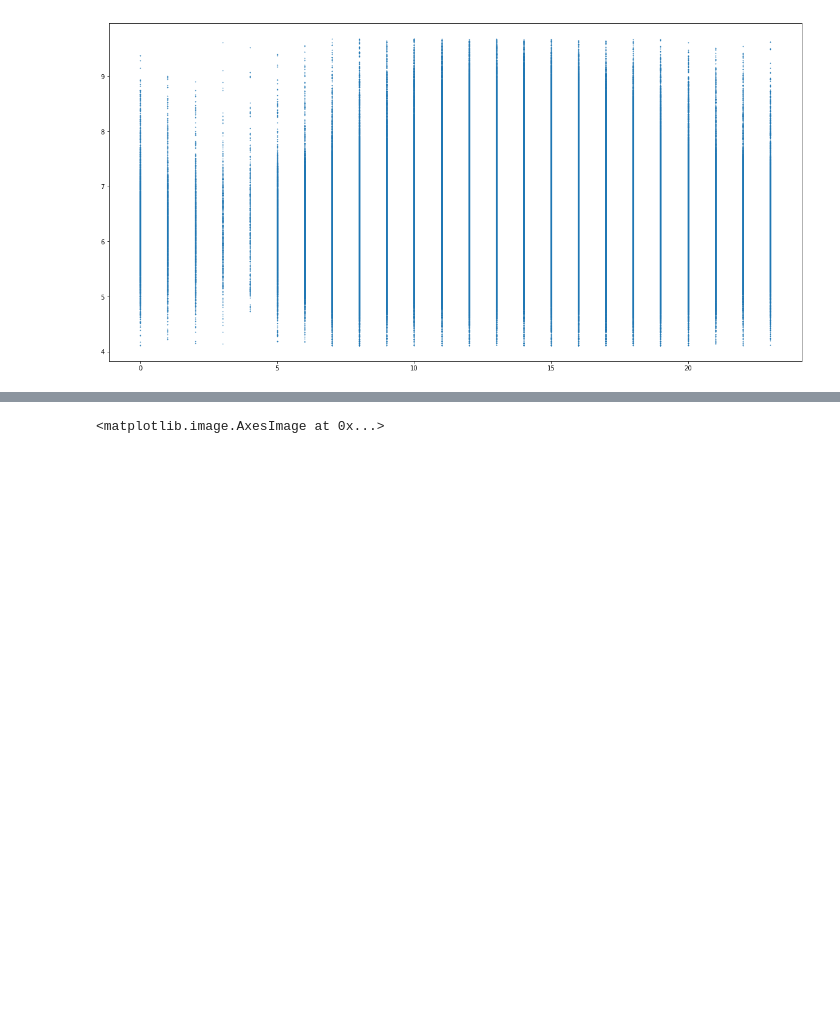
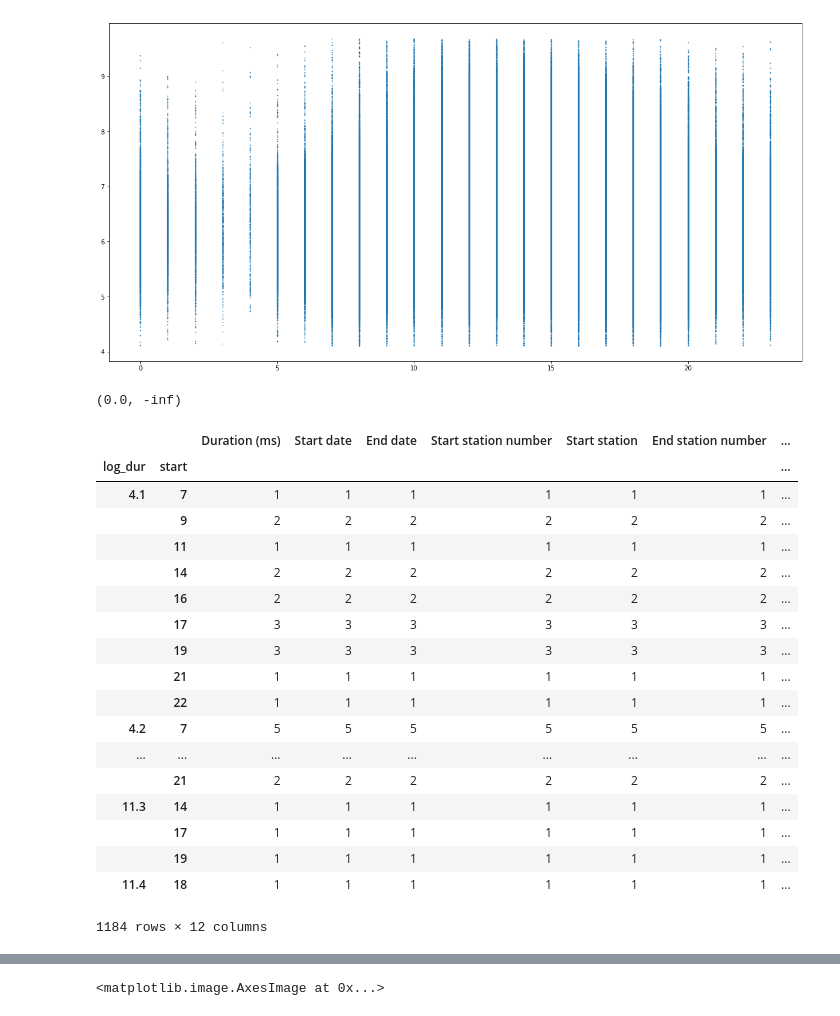
Before and after one commit to jhuaap/mlnn, a Jupyter notebook: 4/4.ipynb, the cells around one changed output, grey strips where cells are left out. Saved outputs shown, nothing was run; the diff lists cells and outputs as text; code cells hidden in the pictures; blank space fills up the shorter version.

```diff
--- a/4/4.ipynb
+++ b/4/4.ipynb
@@ -60,9 +58,35 @@ plt.scatter(short.start.dt.hour, np.log1p(short.dur), s=.4)
 # %% [output]
 <matplotlib.collections.PathCollection at 0x...>
 [figure]
+# %%
+np.log1p(0), np.log(0)
+# %% [output]
+(0.0, -inf)
 # %%
 bikes['log_dur'] = np.round(np.log1p(bikes.dur), 1)
 # %%
 monday = bikes[bikes.start.dt.dayofweek==1]
 # %%
 dur_hour = monday.groupby(['log_dur', monday.start.dt.hour]).count()
+# %%
+dur_hour
+# %% [output]
+|  |  | Duration (ms) | Start date | End date | Start station number | Start station | End station number | ... |
+| log_dur | start |  |  |  |  |  |  | ... |
+| 4.1 | 7 | 1 | 1 | 1 | 1 | 1 | 1 | ... |
+|  | 9 | 2 | 2 | 2 | 2 | 2 | 2 | ... |
+|  | 11 | 1 | 1 | 1 | 1 | 1 | 1 | ... |
+|  | 14 | 2 | 2 | 2 | 2 | 2 | 2 | ... |
+|  | 16 | 2 | 2 | 2 | 2 | 2 | 2 | ... |
+|  | 17 | 3 | 3 | 3 | 3 | 3 | 3 | ... |
+|  | 19 | 3 | 3 | 3 | 3 | 3 | 3 | ... |
+|  | 21 | 1 | 1 | 1 | 1 | 1 | 1 | ... |
+|  | 22 | 1 | 1 | 1 | 1 | 1 | 1 | ... |
+| 4.2 | 7 | 5 | 5 | 5 | 5 | 5 | 5 | ... |
+| ... | ... | ... | ... | ... | ... | ... | ... | ... |
+|  | 21 | 2 | 2 | 2 | 2 | 2 | 2 | ... |
+| 11.3 | 14 | 1 | 1 | 1 | 1 | 1 | 1 | ... |
+|  | 17 | 1 | 1 | 1 | 1 | 1 | 1 | ... |
+|  | 19 | 1 | 1 | 1 | 1 | 1 | 1 | ... |
+| 11.4 | 18 | 1 | 1 | 1 | 1 | 1 | 1 | ... |
+1184 rows × 12 columns
```
Also changed, not shown: parts of 21 cells of this notebook.
